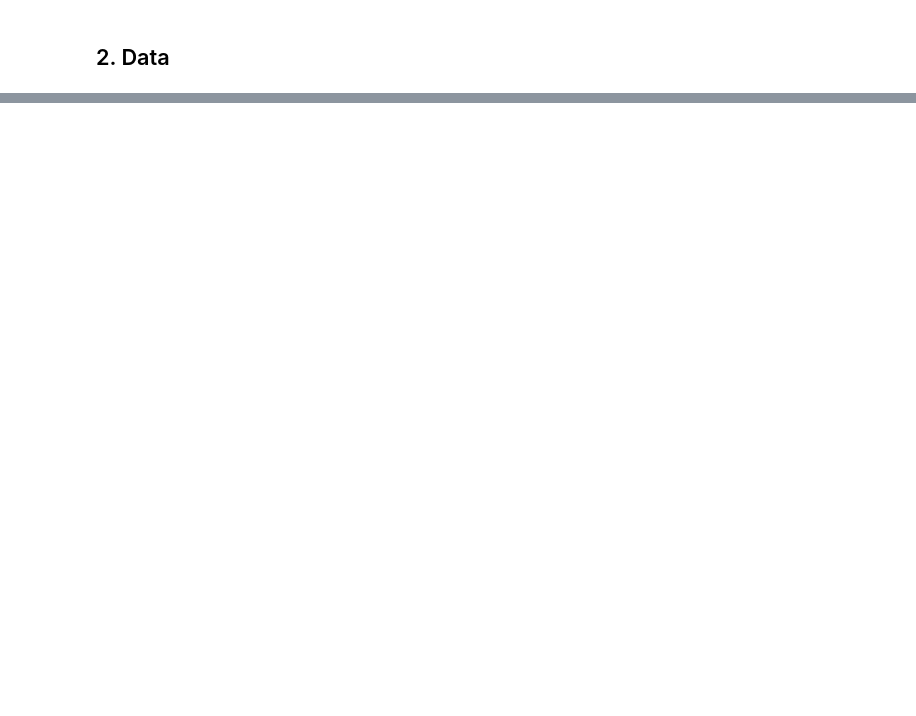
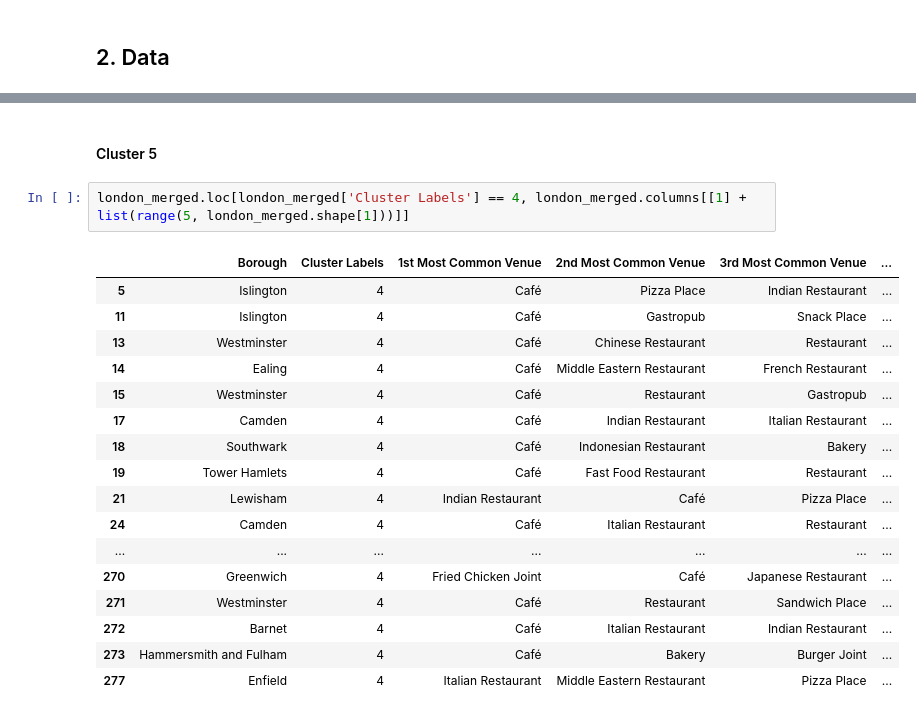
Before and after one commit to neofluar/coursera_capstone, a Jupyter notebook: opening_restaurant_in_london.ipynb, the cells around one changed output, grey strips where cells are left out. Cells and saved outputs as stored; diff of their text form; blank space fills up the shorter version.

```diff
--- a/opening_restaurant_in_london.ipynb
+++ b/opening_restaurant_in_london.ipynb
@@ -14,0 +846,22 @@ Let us allow machine learning to get the job done. Using reliable venue data, it
+# %% [markdown]
+#### Cluster 5
+# %%
+london_merged.loc[london_merged['Cluster Labels'] == 4, london_merged.columns[[1] + list(range(5, london_merged.shape[1]))]]
+# %% [output]
+|  | Borough | Cluster Labels | 1st Most Common Venue | 2nd Most Common Venue | 3rd Most Common Venue | ... |
+| 5 | Islington | 4 | Café | Pizza Place | Indian Restaurant | ... |
+| 11 | Islington | 4 | Café | Gastropub | Snack Place | ... |
+| 13 | Westminster | 4 | Café | Chinese Restaurant | Restaurant | ... |
+| 14 | Ealing | 4 | Café | Middle Eastern Restaurant | French Restaurant | ... |
+| 15 | Westminster | 4 | Café | Restaurant | Gastropub | ... |
+| 17 | Camden | 4 | Café | Indian Restaurant | Italian Restaurant | ... |
+| 18 | Southwark | 4 | Café | Indonesian Restaurant | Bakery | ... |
+| 19 | Tower Hamlets | 4 | Café | Fast Food Restaurant | Restaurant | ... |
+| 21 | Lewisham | 4 | Indian Restaurant | Café | Pizza Place | ... |
+| 24 | Camden | 4 | Café | Italian Restaurant | Restaurant | ... |
+| ... | ... | ... | ... | ... | ... | ... |
+| 270 | Greenwich | 4 | Fried Chicken Joint | Café | Japanese Restaurant | ... |
+| 271 | Westminster | 4 | Café | Restaurant | Sandwich Place | ... |
+| 272 | Barnet | 4 | Café | Italian Restaurant | Indian Restaurant | ... |
+| 273 | Hammersmith and Fulham | 4 | Café | Bakery | Burger Joint | ... |
+| 277 | Enfield | 4 | Italian Restaurant | Middle Eastern Restaurant | Pizza Place | ... |
```
Also changed, not shown: parts of 120 cells of this notebook, 1 other file.
